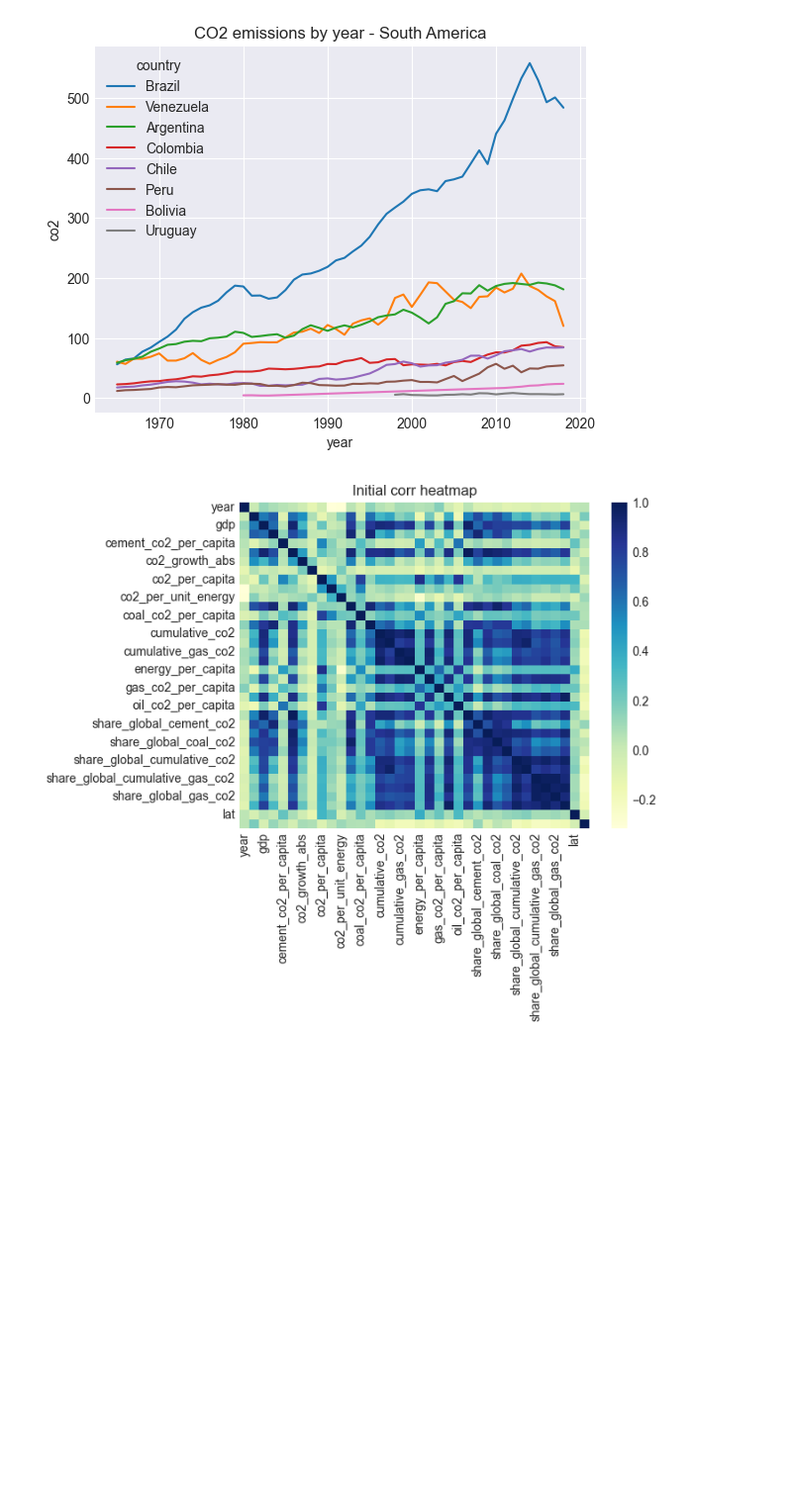
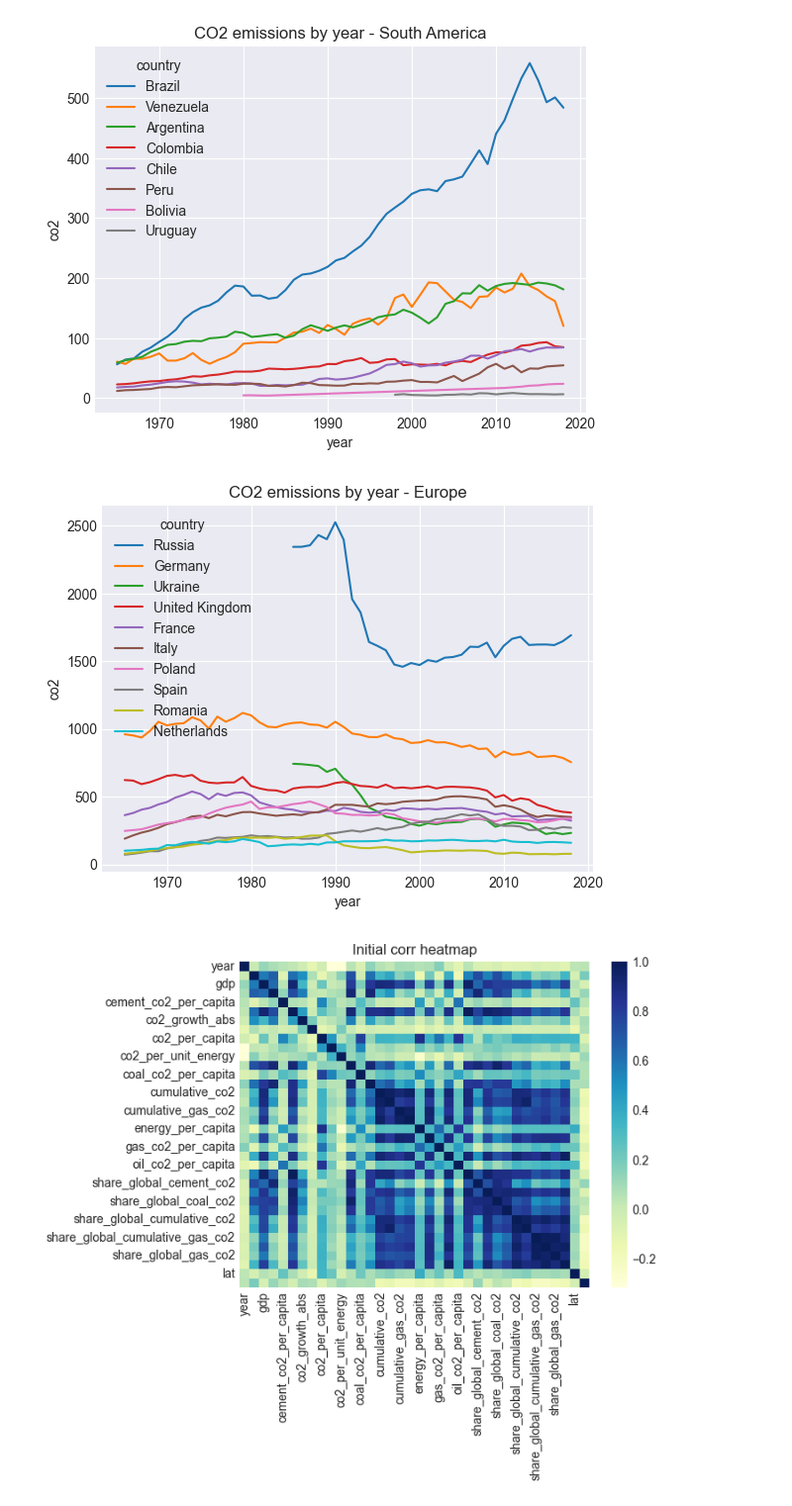
Before and after one commit to haruiz/STAT650-midterm, a Jupyter notebook: midterm_analysis.ipynb, the cells around one changed output. Shown at 99% size. Saved outputs shown, nothing was run; the diff lists cells and outputs as text; code cells hidden in the pictures; blank space fills up the shorter version.

```diff
--- a/midterm_analysis.ipynb
+++ b/midterm_analysis.ipynb
@@ -141,6 +141,10 @@ plot_co2_emissions_by_continent(data, "South America")
 plt.savefig(f"plots/{plt.gcf().axes[0].get_title()}.png", bbox_inches="tight")
 # %% [output]
 [figure]
+# %%
+plot_co2_emissions_by_continent(data, "Europe", top=10)
+# %% [output]
+[figure, added]
 # %%
 plot_corr_heatmap(data)
 plt.title("Initial corr heatmap")
```
Also changed, not shown: parts of 8 cells of this notebook, 18 other files.
